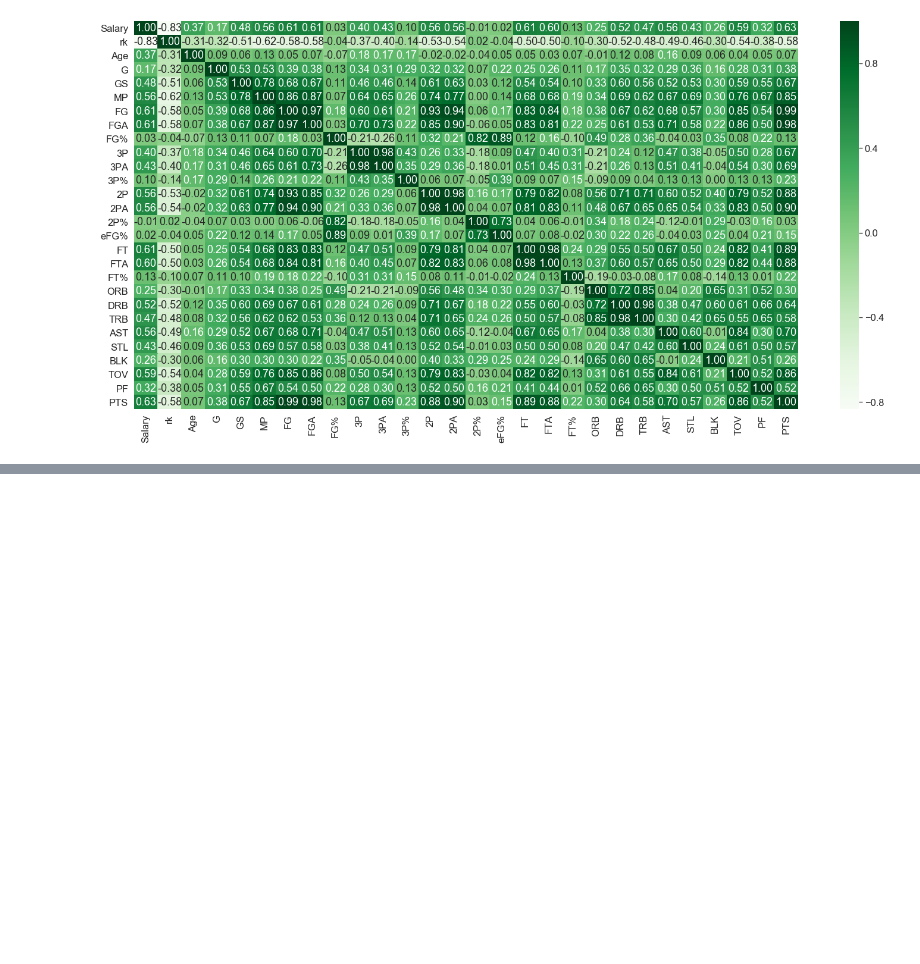
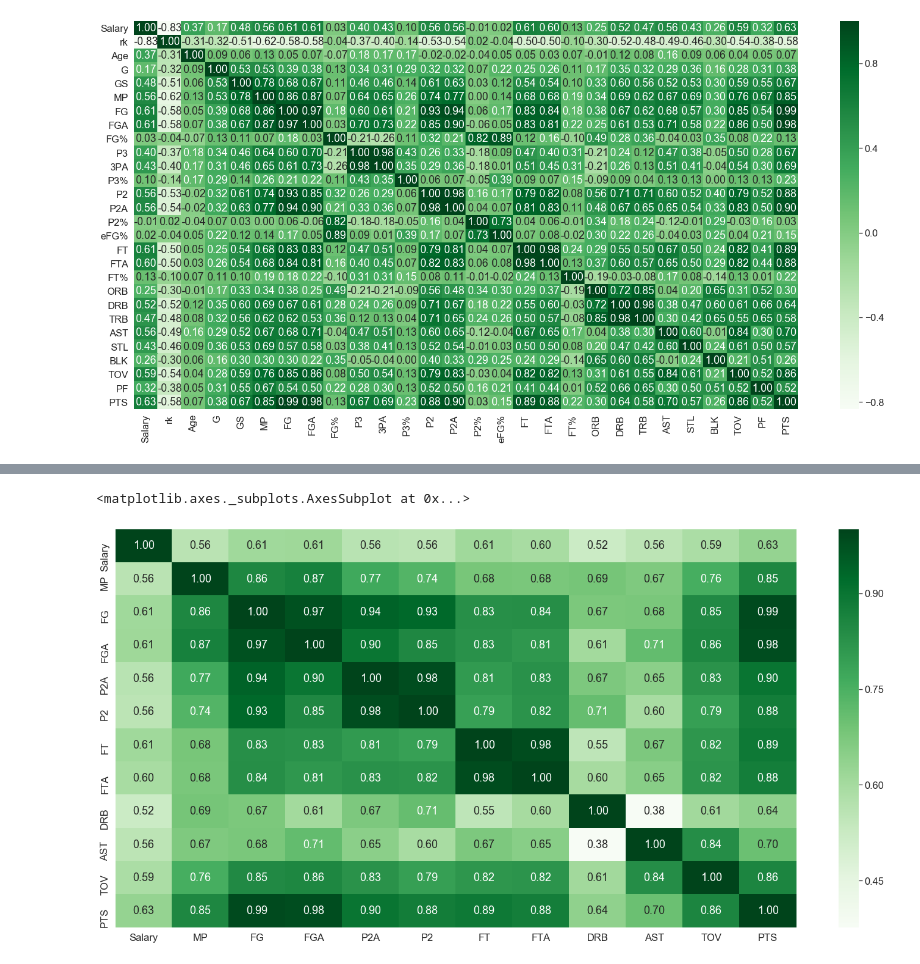
Before and after one commit to TOMMYWHY/158_755DataScience, a Jupyter notebook: project2/project2/Notebooks/EDA.ipynb, the cells around one changed output, grey strips where cells are left out. Drawn from its saved outputs; the diff is of its cells as text; code cells hidden in the pictures; blank space fills up the shorter version.

```diff
--- a/project2/project2/Notebooks/EDA.ipynb
+++ b/project2/project2/Notebooks/EDA.ipynb
@@ -229,19 +235,19 @@ sns.heatmap(clear_players_salary.corr(), annot=True, fmt=".2f", cmap=plt.cm.Gree
 <matplotlib.axes._subplots.AxesSubplot at 0x...>
 [figure]
 # %%
-# Check correlation between features
-sns.set(font_scale=1)
-sns.set_style("whitegrid")
-colormap = plt.cm.magma
+# # Check correlation between features
+# sns.set(font_scale=1)
+# sns.set_style("whitegrid")
+# colormap = plt.cm.magma
 
-plt.figure(figsize=(30,30))
+# plt.figure(figsize=(30,30))
 
-plt.title('NBA Salary Features', y=1.05, size=50)
+# plt.title('NBA Salary Features', y=1.05, size=50)
 
-corr = clear_players_salary.corr().round(2)
-mask = np.zeros_like(corr, dtype=np.bool)
+# corr = clear_players_salary.corr().round(2)
+# mask = np.zeros_like(corr, dtype=np.bool)
 
-# mask upper diagonal of heatmap
-mask[np.triu_indices_from(mask)] = True
+# # mask upper diagonal of heatmap
+# mask[np.triu_indices_from(mask)] = True
 
-sns.heatmap(corr, mask = mask, linewidths=0.1,vmax=1.0, square=True, cmap=colormap, linecolor='white', annot=True)
+# sns.heatmap(corr, mask = mask, linewidths=0.1,vmax=1.0, square=True, cmap=colormap, linecolor='white', annot=True)
@@ -401,0 +262,5 @@ model = lin_reg.fit(X_train,y_train)
+# %%
+# selected_df = clear_players_salary[['Salary','GS','MP','FG','3P','2P','FT','ORB','DRB','TOV','PF']]
+selected_df = clear_players_salary[['Salary','MP','FG','FGA','P2A','P2','FT','FTA','DRB','AST','TOV','PTS']]
+
+selected_df
@@ -401,0 +282,19 @@ model = lin_reg.fit(X_train,y_train)
+# %%
+plt.figure(figsize=(25, 12))
+
+sns.heatmap(selected_df.corr(), annot=True, fmt=".2f", cmap=plt.cm.Greens)
+
+## 'MP',Minutes Played Per Game 场均上场时间
+##'FG', Field Goal Per Game   场均投篮命中
+## 'FGA', Field Goal Attempts Per Game 场均投篮出手次数
+# '2PA',2-Point Field Goal Attempts Per Game 场均二分投篮出手次数 【2分球机会高于3分球】
+# '2P' 2-Point Field Goals Per Game 场均二分投篮命中次数
+##'FT',	Free Throw  Per Game  罚球命中次数 【】
+##,'FTA' Free Throws Attempted per game 场均罚球次数
+# 'DRB' Defensive Rebounds Per Game 场均防守篮板 【仅与 防守篮板有关。。。】
+# 'AST' Assists Per Game 场均助攻 【助攻也很重要】
+##'TOV', turnovers Per Game	失误次数
+## PTS points per game  场均得分【这个最重要。。。0.63最高了】
+# %% [output]
+<matplotlib.axes._subplots.AxesSubplot at 0x...>
+[figure, added]
```
Also changed, not shown: parts of 83 cells of this notebook, 10 other files.
